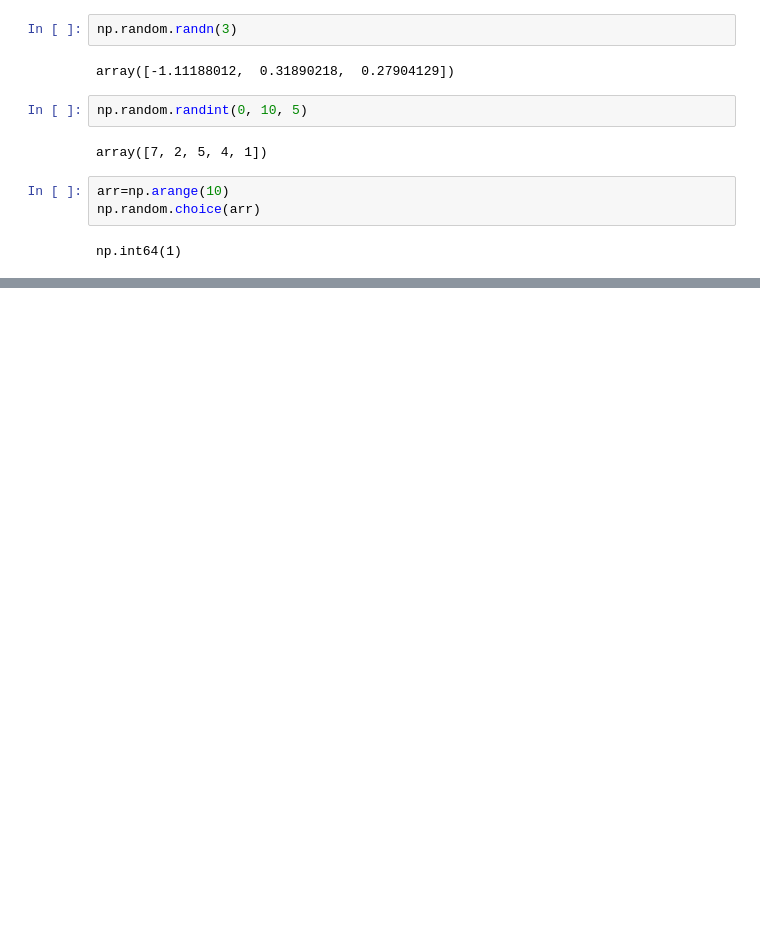
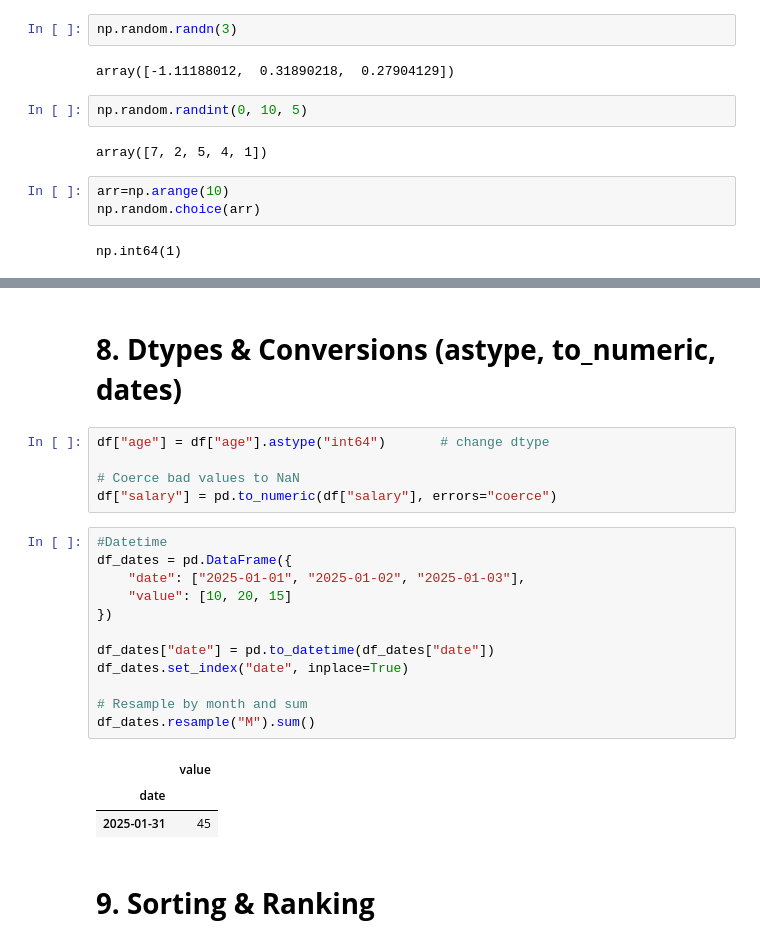
Before and after one commit to pxs1990/Data_Science_projects, a Jupyter notebook: ds_python.ipynb, the cells around one changed output, grey strips where cells are left out. Cells and saved outputs as stored; diff of their text form; blank space fills up the shorter version.

```diff
--- a/ds_python.ipynb
+++ b/ds_python.ipynb
@@ -234,0 +355,25 @@ np.int64(1)
+# %% [markdown]
+# **8. Dtypes & Conversions (astype, to_numeric, dates)**
+# %%
+df["age"] = df["age"].astype("int64")       # change dtype
+
+# Coerce bad values to NaN
+df["salary"] = pd.to_numeric(df["salary"], errors="coerce")
+# %%
+#Datetime
+df_dates = pd.DataFrame({
+    "date": ["2025-01-01", "2025-01-02", "2025-01-03"],
+    "value": [10, 20, 15]
+})
+
+df_dates["date"] = pd.to_datetime(df_dates["date"])
+df_dates.set_index("date", inplace=True)
+
+# Resample by month and sum
+df_dates.resample("M").sum()
+# %% [output]
+|  | value |
+| date |  |
+| 2025-01-31 | 45 |
+# %% [markdown]
+# **9. Sorting & Ranking**
```
Also changed, not shown: parts of 36 cells of this notebook.
